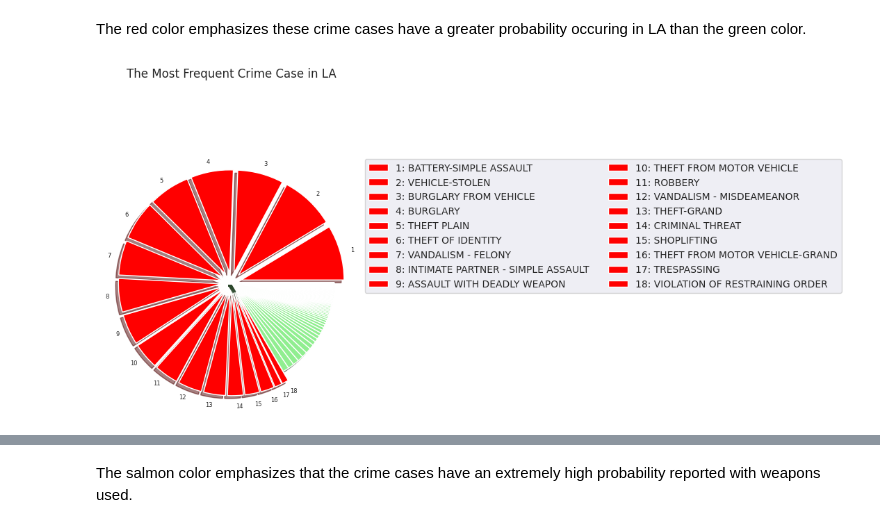
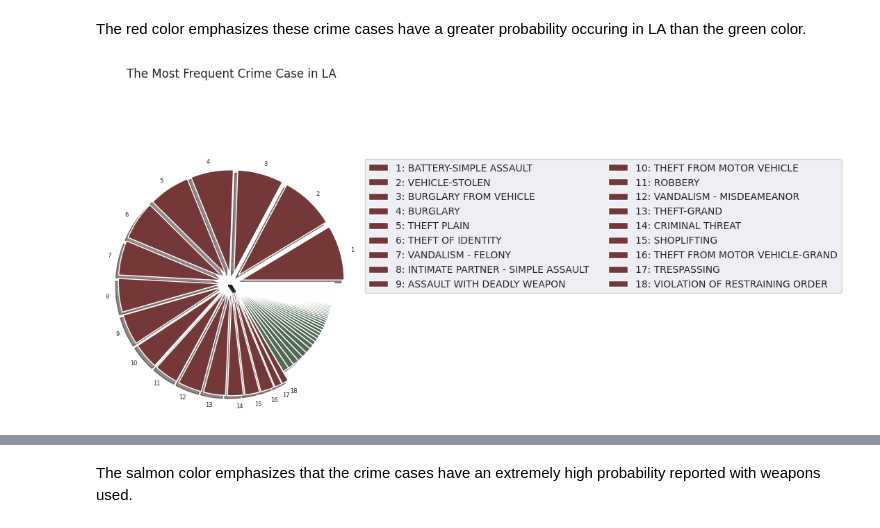
Before and after one commit to JunJul/dataRes-LACrime2022, a Jupyter notebook: LACrime.ipynb, the cells around one changed output, grey strips where cells are left out. Cells and saved outputs as stored; diff of their text form; code cells hidden in the pictures.

```diff
--- a/LACrime.ipynb
+++ b/LACrime.ipynb
@@ -193,23 +234,23 @@ legend_label = [i + j for i, j in zip(legend_label, crm_cd_desc_indices[pro_ge_1
 # %%
 not_improtant_cases_len = len(crm_cd_desc_indices) - len(pro_ge_1_indices)
 important_cases_len = len(pro_ge_1_indices)
 
-pie_colors = ["red"]*important_cases_len + ["lightgreen"]*not_improtant_cases_len
+pie_colors = ["#743838"]*important_cases_len + ["#526955"]*not_improtant_cases_len
 explode = [0.1]*important_cases_len + [0]*not_improtant_cases_len
 labels = list(np.arange(1, 19)) + [""]*not_improtant_cases_len
 
 plt.pie(pro_crm_cd, labels=labels,
         colors=pie_colors,
         explode=explode,
         #rotatelabels=90,
         textprops={'fontsize': 6},
-        shadow=True)
+        shadow=True,)
 
 plt.legend(labels=legend_label, bbox_to_anchor = (1, 1), ncol = 2)
 plt.title("The Most Frequent Crime Case in LA", pad=80)
 plt.show()
 # %% [output]
-[figure, old version]
+[figure, new version]
 # %%
 frequentCrimeCase_names = list(origin_indices[pro_ge_1_indices])
 frequentCrimeCase_df = LACrime[LACrime["Crm_Cd_Desc"].isin(frequentCrimeCase_names)]
```
Also changed, not shown: parts of 6 cells of this notebook.
